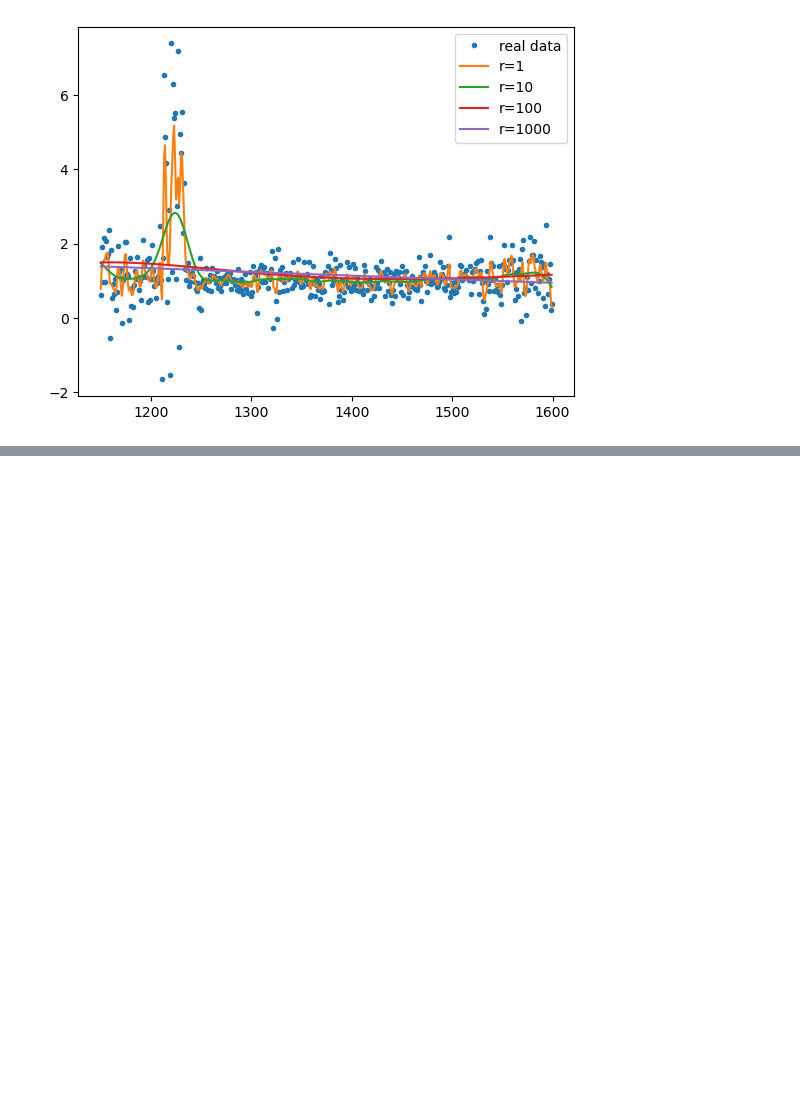
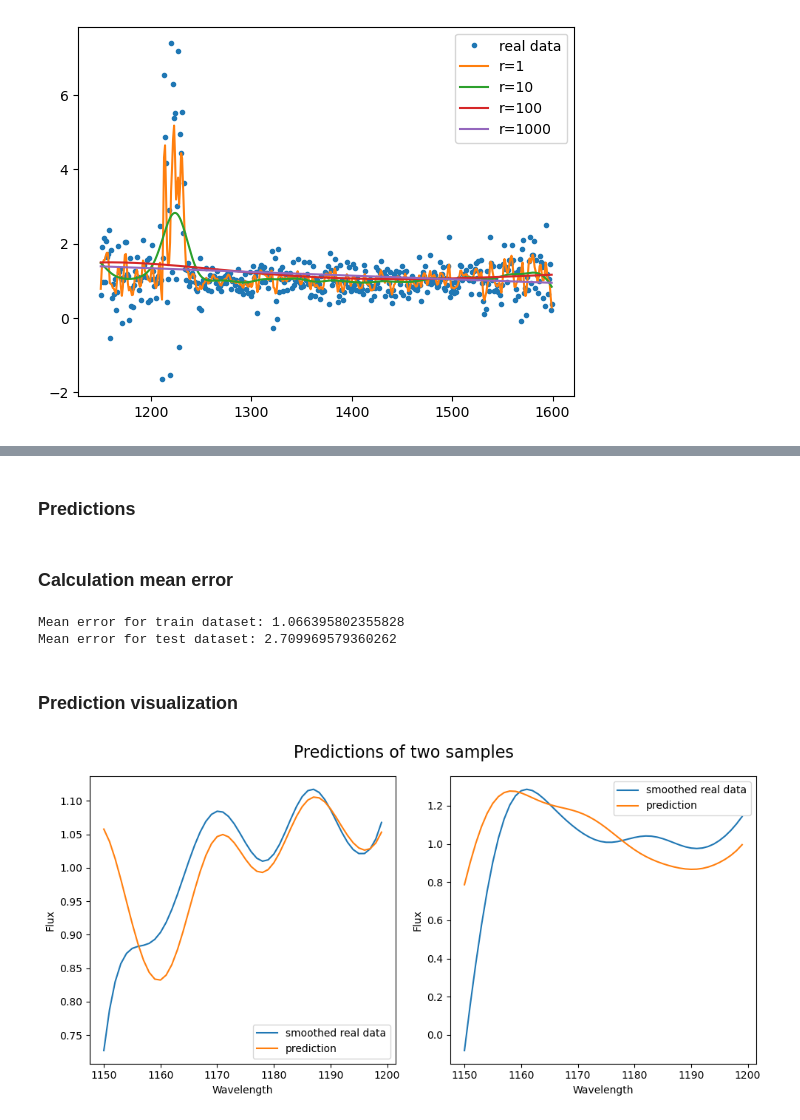
Before and after one commit to jansowa/stanford-cs229-quasar, a Jupyter notebook: quasar.ipynb, the cells around one changed output, grey strips where cells are left out. Drawn from its saved outputs; the diff is of its cells as text; code cells hidden in the pictures; blank space fills up the shorter version.

Commit message:
Add complete model and predictions visualization

```diff
--- a/quasar.ipynb
+++ b/quasar.ipynb
@@ -126,0 +165,55 @@ pd.DataFrame(result).to_csv("quasar_test_smoothed.csv", index=False, header=Fals
+# %% [markdown]
+### Predictions
+# %%
+predictions_train = estimate_left(get_train_right().values)
+predictions_test = estimate_left(get_test_right().values)
+# %% [markdown]
+### Calculation mean error
+# %%
+np_pred_train = np.array(predictions_train)
+np_train_left = get_train_left().values
+
+row_number = np_train_left.shape[0]
+column_number = np_train_left.shape[1]
+
+distances = []
+for row_idx in range(row_number):
+    distances += [sum([distance(np_pred_train[row_idx, col_idx], np_train_left[row_idx, col_idx]) for col_idx in range(column_number)])]
+
+print("Mean error for train dataset: " + str(np.mean(distances)))
+
+
+
+np_pred_test = np.array(predictions_test)
+np_test_left = get_test_left().values
+
+row_number = np_test_left.shape[0]
+column_number = np_test_left.shape[1]
+
+distances = []
+for row_idx in range(row_number):
+    distances += [sum([distance(np_pred_test[row_idx, col_idx], np_test_left[row_idx, col_idx]) for col_idx in range(column_number)])]
+
+print("Mean error for test dataset: " + str(np.mean(distances)))
+# %% [output]
+Mean error for train dataset: 1.066395802355828
+Mean error for test dataset: 2.709969579360262
+# %% [markdown]
+### Prediction visualization
+# %%
+fig, axes = plt.subplots(nrows=1, ncols=2, figsize=(10, 5))
+fig.suptitle('Predictions of two samples', fontsize=16)
+axes[0].plot(range(1150, 1200), np_test_left[0], label="smoothed real data")
+axes[0].plot(range(1150, 1200), np_pred_test[0], label="prediction")
+axes[0].set_xlabel("Wavelength")
+axes[0].set_ylabel("Flux")
+axes[0].legend()
+
+axes[1].plot(range(1150, 1200), np_test_left[5], label="smoothed real data")
+axes[1].plot(range(1150, 1200), np_pred_test[5], label="prediction")
+axes[1].set_xlabel("Wavelength")
+axes[1].set_ylabel("Flux")
+axes[1].legend()
+fig.tight_layout()
+# %% [output]
+[figure, added]
```
Also changed, not shown: parts of 16 cells of this notebook.
